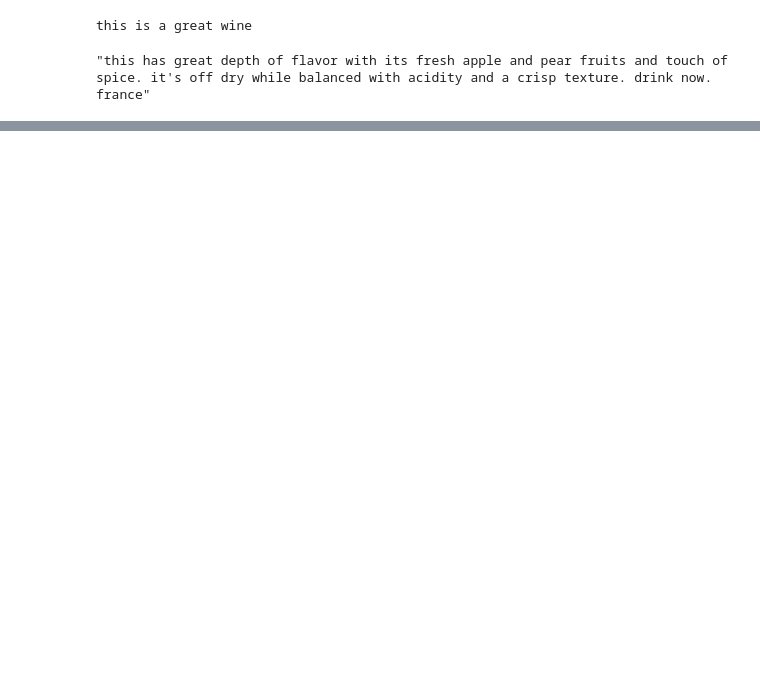
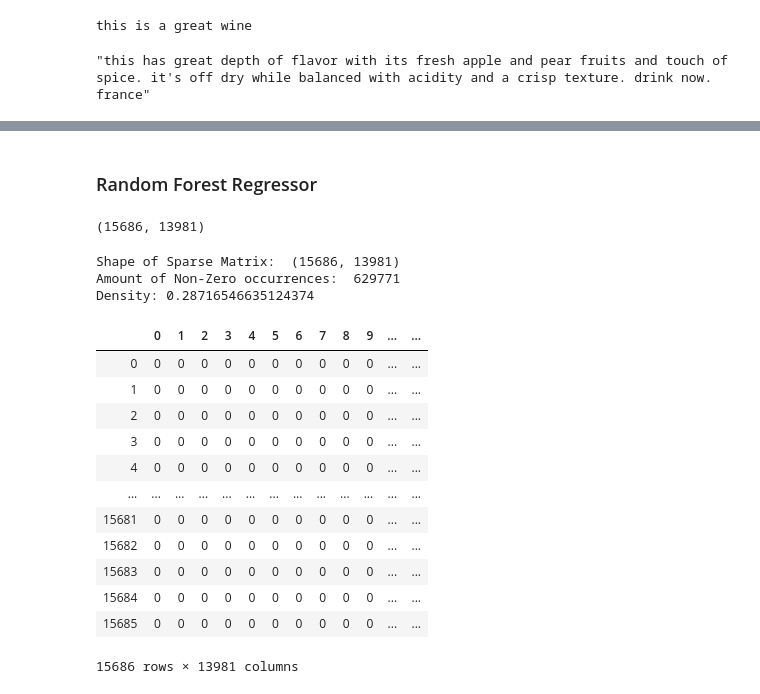
Before and after one commit to Dan-Bruen/WIne-Predictions, a Jupyter notebook: Random forest classifier w predictor-Copy1.ipynb, the cells around one changed output, grey strips where cells are left out. Drawn from its saved outputs; the diff is of its cells as text; code cells hidden in the pictures; blank space fills up the shorter version.

```diff
--- a/Random forest classifier w predictor-Copy1.ipynb
+++ b/Random forest classifier w predictor-Copy1.ipynb
@@ -279,0 +253,39 @@ print(X_example)
+# %% [markdown]
+### Random Forest Regressor ###
+# %%
+vectorizer = CountVectorizer()
+vectorizer.fit(X12)
+
+X = vectorizer.fit_transform(X12)
+# %%
+X.shape
+# %% [output]
+(15686, 13981)
+# %%
+# X = vectorizer.transform(X)
+print('Shape of Sparse Matrix: ', X.shape)
+print('Amount of Non-Zero occurrences: ', X.nnz)
+
+# Percentage of non-zero values
+density = (100.0 * X.nnz / (X.shape[0] * X.shape[1]))
+print('Density: {}'.format((density)))
+# %% [output]
+Shape of Sparse Matrix:  (15686, 13981)
+Amount of Non-Zero occurrences:  629771
+Density: 0.28716546635124374
+# %%
+pd.DataFrame.sparse.from_spmatrix(X)
+# %% [output]
+|  | 0 | 1 | 2 | 3 | 4 | 5 | 6 | 7 | 8 | 9 | ... | ... |
+| 0 | 0 | 0 | 0 | 0 | 0 | 0 | 0 | 0 | 0 | 0 | ... | ... |
+| 1 | 0 | 0 | 0 | 0 | 0 | 0 | 0 | 0 | 0 | 0 | ... | ... |
+| 2 | 0 | 0 | 0 | 0 | 0 | 0 | 0 | 0 | 0 | 0 | ... | ... |
+| 3 | 0 | 0 | 0 | 0 | 0 | 0 | 0 | 0 | 0 | 0 | ... | ... |
+| 4 | 0 | 0 | 0 | 0 | 0 | 0 | 0 | 0 | 0 | 0 | ... | ... |
+| ... | ... | ... | ... | ... | ... | ... | ... | ... | ... | ... | ... | ... |
+| 15681 | 0 | 0 | 0 | 0 | 0 | 0 | 0 | 0 | 0 | 0 | ... | ... |
+| 15682 | 0 | 0 | 0 | 0 | 0 | 0 | 0 | 0 | 0 | 0 | ... | ... |
+| 15683 | 0 | 0 | 0 | 0 | 0 | 0 | 0 | 0 | 0 | 0 | ... | ... |
+| 15684 | 0 | 0 | 0 | 0 | 0 | 0 | 0 | 0 | 0 | 0 | ... | ... |
+| 15685 | 0 | 0 | 0 | 0 | 0 | 0 | 0 | 0 | 0 | 0 | ... | ... |
+15686 rows × 13981 columns
```
Also changed, not shown: parts of 48 cells of this notebook, 4 other files.
